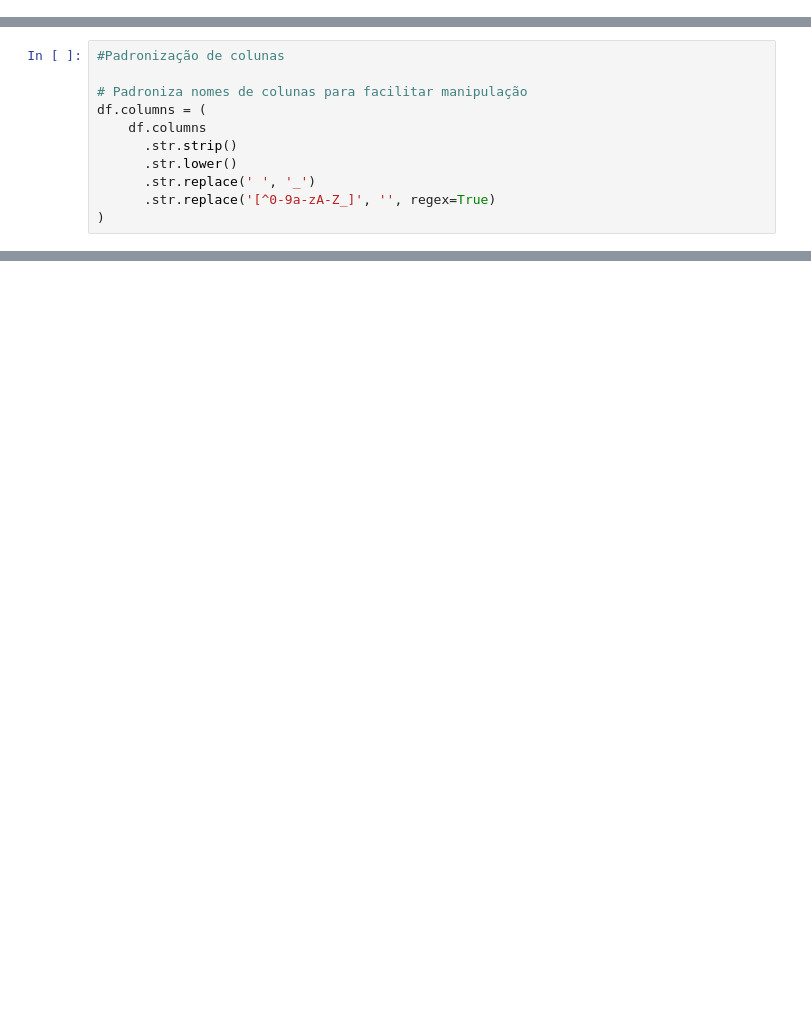
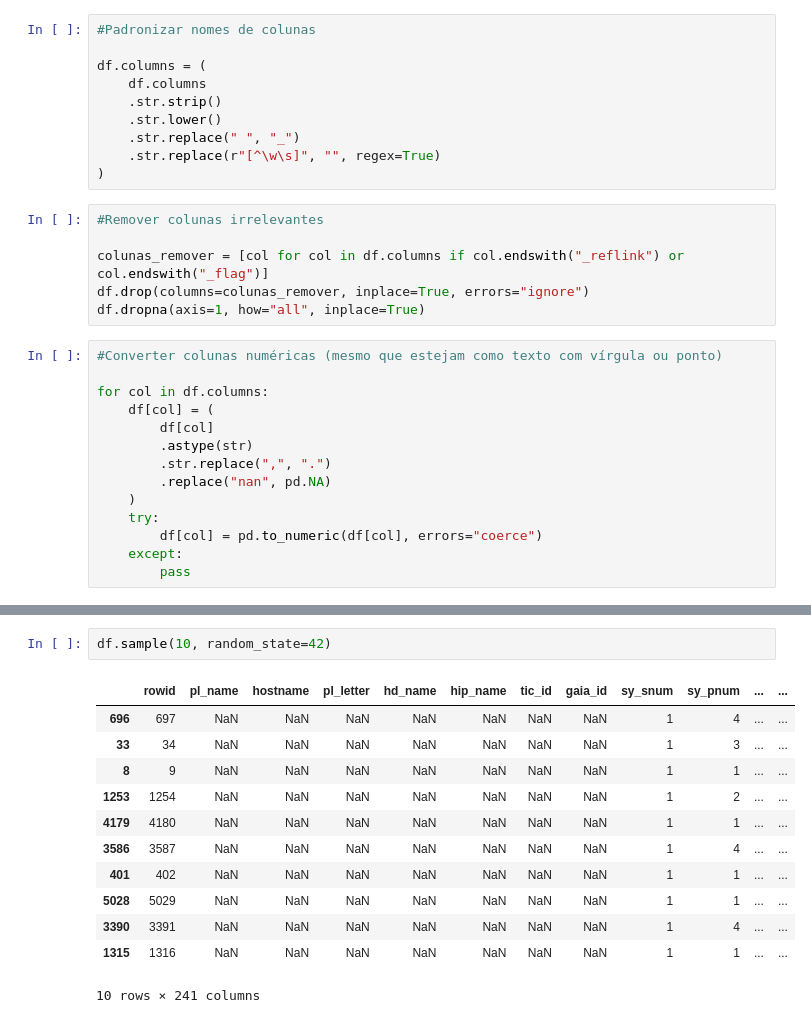
Before and after one commit to delnerotoni/nasa-probes, a Jupyter notebook: notebooks/exp_init.ipynb, the cells around one changed output, grey strips where cells are left out. Saved outputs shown, nothing was run; the diff lists cells and outputs as text; blank space fills up the shorter version.

Commit message:
Atualização geral: script ajustado, amostra gerada e pronta para Power BI

```diff
--- a/notebooks/exp_init.ipynb
+++ b/notebooks/exp_init.ipynb
@@ -23,0 +16,30 @@ Colunas: ['rowid', 'pl_name', 'hostname', 'pl_letter', 'hd_name', 'hip_name', 't
+# %%
+#Padronizar nomes de colunas
+
+df.columns = (
+    df.columns
+    .str.strip()
+    .str.lower()
+    .str.replace(" ", "_")
+    .str.replace(r"[^\w\s]", "", regex=True)
+)
+# %%
+#Remover colunas irrelevantes
+
+colunas_remover = [col for col in df.columns if col.endswith("_reflink") or col.endswith("_flag")]
+df.drop(columns=colunas_remover, inplace=True, errors="ignore")
+df.dropna(axis=1, how="all", inplace=True)
+# %%
+#Converter colunas numéricas (mesmo que estejam como texto com vírgula ou ponto)
+
+for col in df.columns:
+    df[col] = (
+        df[col]
+        .astype(str)
+        .str.replace(",", ".")
+        .replace("nan", pd.NA)
+    )
+    try:
+        df[col] = pd.to_numeric(df[col], errors="coerce")
+    except:
+        pass
@@ -54,12 +84 @@ memory usage: 1.2+ MB
-# %%
-#Padronização de colunas
-
-# Padroniza nomes de colunas para facilitar manipulação
-df.columns = (
-    df.columns
-      .str.strip()
-      .str.lower()
-      .str.replace(' ', '_')
-      .str.replace('[^0-9a-zA-Z_]', '', regex=True)
-)
 # %%
@@ -116,0 +146,15 @@ amostra.to_csv("../data/tmp/exoplanetas_amostra.csv", index=False)
+# %%
+df.sample(10, random_state=42)
+# %% [output]
+|  | rowid | pl_name | hostname | pl_letter | hd_name | hip_name | tic_id | gaia_id | sy_snum | sy_pnum | ... | ... |
+| 696 | 697 | NaN | NaN | NaN | NaN | NaN | NaN | NaN | 1 | 4 | ... | ... |
+| 33 | 34 | NaN | NaN | NaN | NaN | NaN | NaN | NaN | 1 | 3 | ... | ... |
+| 8 | 9 | NaN | NaN | NaN | NaN | NaN | NaN | NaN | 1 | 1 | ... | ... |
+| 1253 | 1254 | NaN | NaN | NaN | NaN | NaN | NaN | NaN | 1 | 2 | ... | ... |
+| 4179 | 4180 | NaN | NaN | NaN | NaN | NaN | NaN | NaN | 1 | 1 | ... | ... |
+| 3586 | 3587 | NaN | NaN | NaN | NaN | NaN | NaN | NaN | 1 | 4 | ... | ... |
+| 401 | 402 | NaN | NaN | NaN | NaN | NaN | NaN | NaN | 1 | 1 | ... | ... |
+| 5028 | 5029 | NaN | NaN | NaN | NaN | NaN | NaN | NaN | 1 | 1 | ... | ... |
+| 3390 | 3391 | NaN | NaN | NaN | NaN | NaN | NaN | NaN | 1 | 4 | ... | ... |
+| 1315 | 1316 | NaN | NaN | NaN | NaN | NaN | NaN | NaN | 1 | 1 | ... | ... |
+10 rows × 241 columns
```
Also changed, not shown: parts of 15 cells of this notebook, 4 other files.
